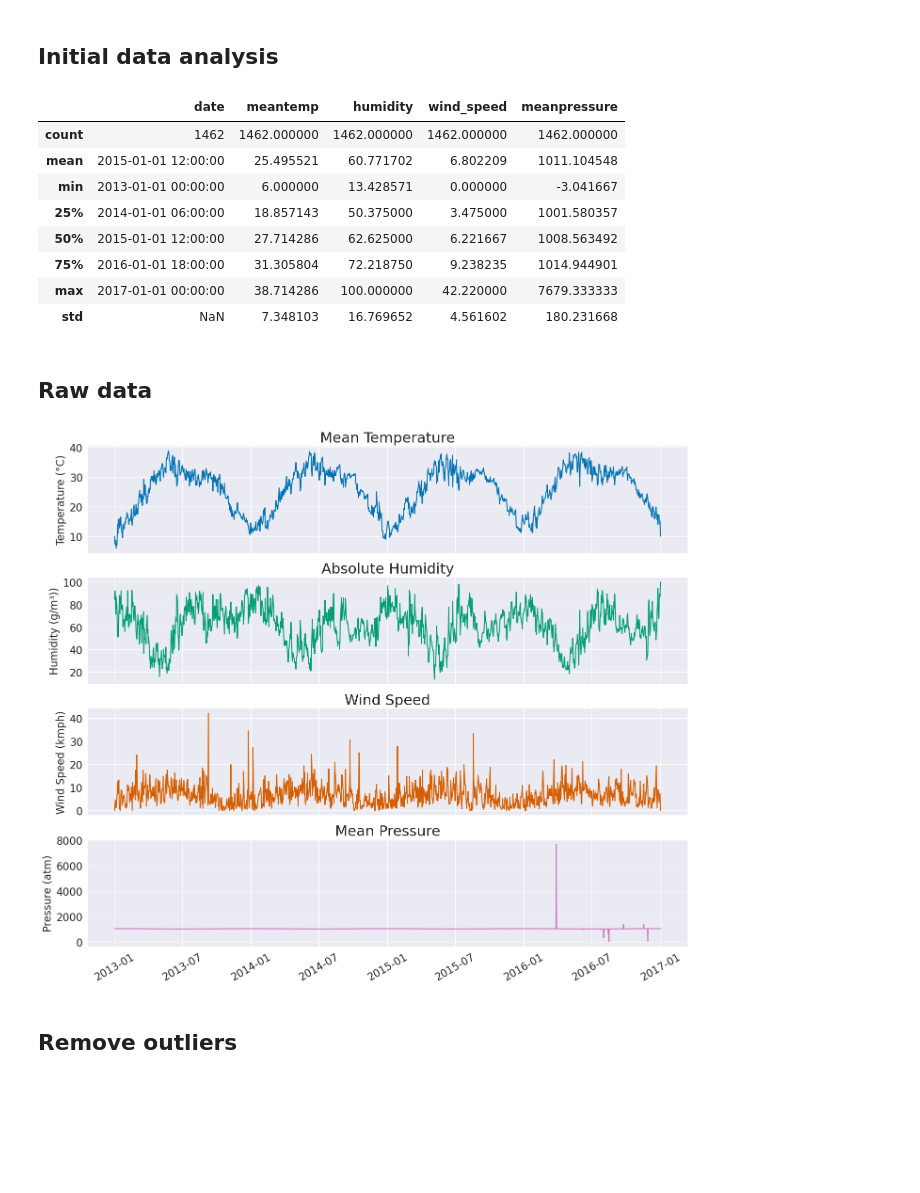
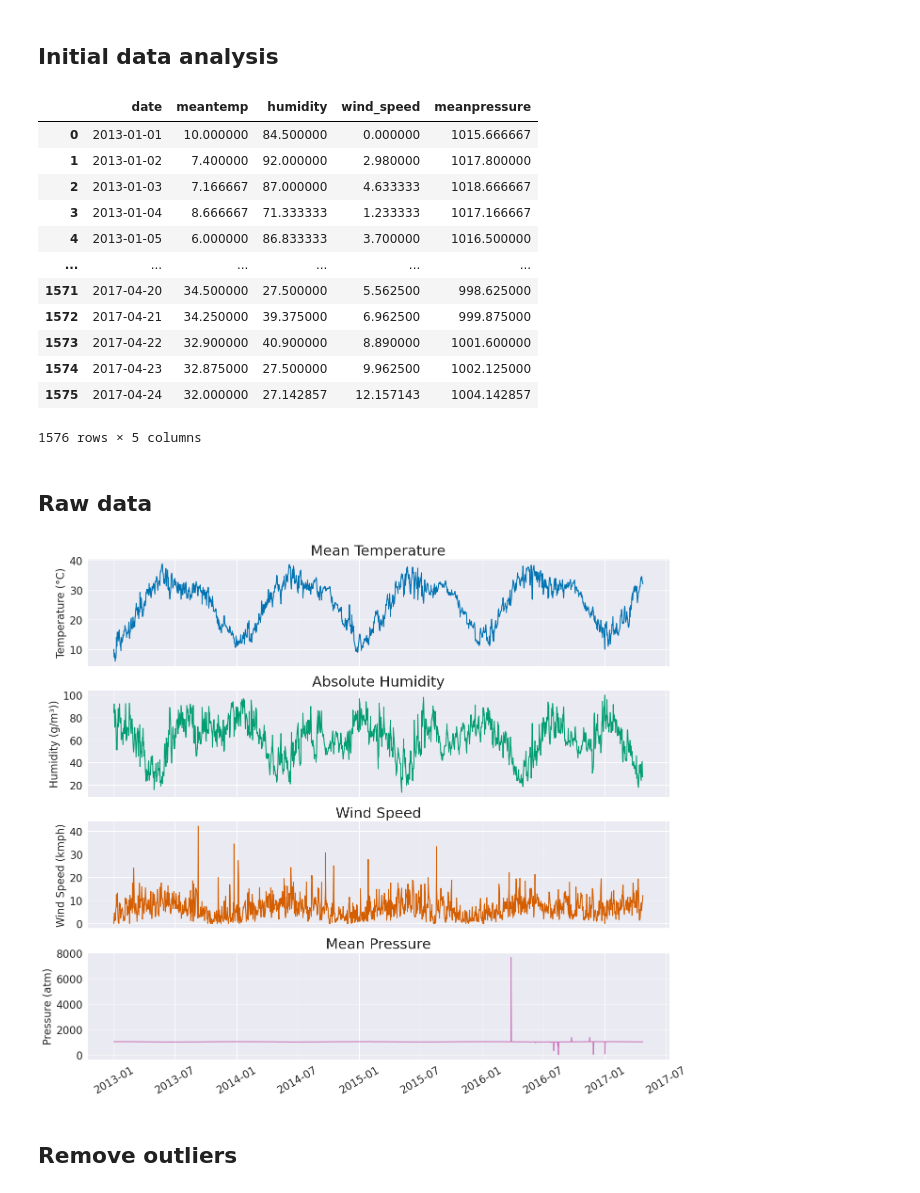
Before and after one commit to Jookare/ADAML-project2, a Jupyter notebook: initial_analysis.ipynb, the cells around one changed output. Drawn from its saved outputs; the diff is of its cells as text; code cells hidden in the pictures; blank space fills up the shorter version.

```diff
--- a/initial_analysis.ipynb
+++ b/initial_analysis.ipynb
@@ -3,32 +3,45 @@
 # %%
 import pandas as pd
 import numpy as np
 import matplotlib.pyplot as plt
 import statsmodels.api as sm
 import seaborn as sns
 sns.set_style("darkgrid")
 colors = sns.color_palette("colorblind6")
 
 # Path to the data
-data_path = "./data/ClimateTrain.csv"
+train_path = "./data/ClimateTrain.csv"
+test_path = "./data/ClimateTest.csv"
 
 # Read as pandas dataframe and transform dates to datetime
-df = pd.read_csv(data_path)
-df['date'] = pd.to_datetime(df['date'])
+train_df = pd.read_csv(train_path)
+train_df['date'] = pd.to_datetime(train_df['date'])
+
+
+test_df = pd.read_csv(test_path)
+test_df['date'] = pd.to_datetime(test_df['date'])
 # df.set_index('date', inplace=True)
 
 # Plot description
-df.describe()
+
+# Plot description
+df_orig = pd.concat([train_df, test_df], ignore_index=True )
+df_orig.describe()
+df_orig
 # %% [output]
 |  | date | meantemp | humidity | wind_speed | meanpressure |
-| count | 1462 | 1462.000000 | 1462.000000 | 1462.000000 | 1462.000000 |
-| mean | 2015-01-01 12:00:00 | 25.495521 | 60.771702 | 6.802209 | 1011.104548 |
-| min | 2013-01-01 00:00:00 | 6.000000 | 13.428571 | 0.000000 | -3.041667 |
-| 25% | 2014-01-01 06:00:00 | 18.857143 | 50.375000 | 3.475000 | 1001.580357 |
-| 50% | 2015-01-01 12:00:00 | 27.714286 | 62.625000 | 6.221667 | 1008.563492 |
-| 75% | 2016-01-01 18:00:00 | 31.305804 | 72.218750 | 9.238235 | 1014.944901 |
-| max | 2017-01-01 00:00:00 | 38.714286 | 100.000000 | 42.220000 | 7679.333333 |
-| std | NaN | 7.348103 | 16.769652 | 4.561602 | 180.231668 |
+| 0 | 2013-01-01 | 10.000000 | 84.500000 | 0.000000 | 1015.666667 |
+| 1 | 2013-01-02 | 7.400000 | 92.000000 | 2.980000 | 1017.800000 |
+| 2 | 2013-01-03 | 7.166667 | 87.000000 | 4.633333 | 1018.666667 |
+| 3 | 2013-01-04 | 8.666667 | 71.333333 | 1.233333 | 1017.166667 |
+| 4 | 2013-01-05 | 6.000000 | 86.833333 | 3.700000 | 1016.500000 |
+| ... | ... | ... | ... | ... | ... |
+| 1571 | 2017-04-20 | 34.500000 | 27.500000 | 5.562500 | 998.625000 |
+| 1572 | 2017-04-21 | 34.250000 | 39.375000 | 6.962500 | 999.875000 |
+| 1573 | 2017-04-22 | 32.900000 | 40.900000 | 8.890000 | 1001.600000 |
+| 1574 | 2017-04-23 | 32.875000 | 27.500000 | 9.962500 | 1002.125000 |
+| 1575 | 2017-04-24 | 32.000000 | 27.142857 | 12.157143 | 1004.142857 |
+1576 rows × 5 columns
 # %% [markdown]
 ## Raw data
 # %%
@@ -38,9 +51,9 @@ ylabels = ["Temperature (°C)", "Humidity (g/m³))", "Wind Speed (kmph)", "Press
 
 figure, axes = plt.subplots(4, 1, figsize=(14, 12), sharex=True)
 
-for idx, var in enumerate(df.columns[1:]):
+for idx, var in enumerate(df_orig.columns[1:]):
 
-    axes[idx].plot(df["date"], df[var], color=colors[idx])
+    axes[idx].plot(df_orig["date"], df_orig[var], color=colors[idx])
     axes[idx].set_ylabel(ylabels[idx], fontsize=16)
     axes[idx].set_title(titles[idx], fontsize=22)
     axes[idx].tick_params(labelsize=16)
@@ -52,7 +65,7 @@ plt.tight_layout()
 plt.savefig("./images/raw_data.pdf", format="pdf")
 plt.show()
 # %% [output]
-[figure, old version]
+[figure, new version]
 # %% [markdown]
 ## Remove outliers
 # %%
```
Also changed, not shown: parts of 5 cells of this notebook, 6 other files.
